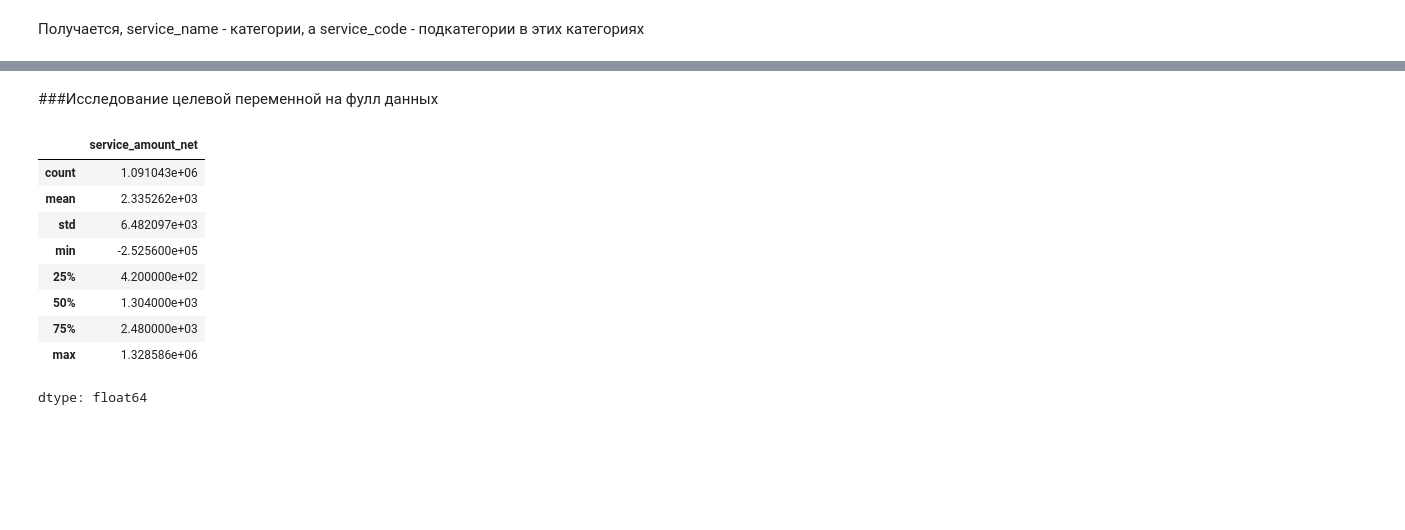
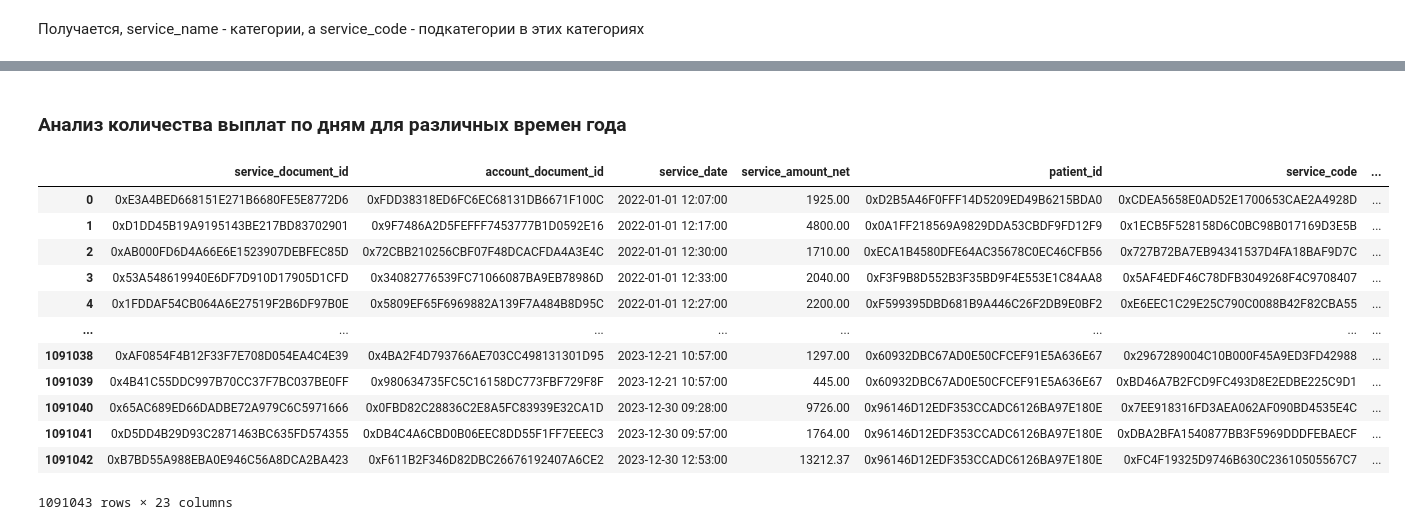
Before and after one commit to CCCXIV314/Sber, a Jupyter notebook: Sber_data_research.ipynb, the cells around one changed output, grey strips where cells are left out. Saved outputs shown, nothing was run; the diff lists cells and outputs as text; code cells hidden in the pictures; blank space fills up the shorter version.

```diff
--- a/Sber_data_research.ipynb
+++ b/Sber_data_research.ipynb
@@ -951,18 +666,21 @@ for j in range(4):
         axes[i-1].set_ylabel('Frequency')
 plt.tight_layout()
 plt.show()
-# %% [markdown]
-###Исследование целевой переменной на фулл данных
+# %% [markdown]
+### Анализ количества выплат по дням для различных времен года
 # %%
-data['service_amount_net'].describe()
+data
 # %% [output]
-|  | service_amount_net |
-| count | 1.091043e+06 |
-| mean | 2.335262e+03 |
-| std | 6.482097e+03 |
-| min | -2.525600e+05 |
-| 25% | 4.200000e+02 |
-| 50% | 1.304000e+03 |
-| 75% | 2.480000e+03 |
-| max | 1.328586e+06 |
+|  | service_document_id | account_document_id | service_date | service_amount_net | patient_id | service_code | ... |
+| 0 | 0xE3A4BED668151E271B6680FE5E8772D6 | 0xFDD38318ED6FC6EC68131DB6671F100C | 2022-01-01 12:07:00 | 1925.00 | 0xD2B5A46F0FFF14D5209ED49B6215BDA0 | 0xCDEA5658E0AD52E1700653CAE2A4928D | ... |
+| 1 | 0xD1DD45B19A9195143BE217BD83702901 | 0x9F7486A2D5FEFFF7453777B1D0592E16 | 2022-01-01 12:17:00 | 4800.00 | 0x0A1FF218569A9829DDA53CBDF9FD12F9 | 0x1ECB5F528158D6C0BC98B017169D3E5B | ... |
+| 2 | 0xAB000FD6D4A66E6E1523907DEBFEC85D | 0x72CBB210256CBF07F48DCACFDA4A3E4C | 2022-01-01 12:30:00 | 1710.00 | 0xECA1B4580DFE64AC35678C0EC46CFB56 | 0x727B72BA7EB94341537D4FA18BAF9D7C | ... |
+| 3 | 0x53A548619940E6DF7D910D17905D1CFD | 0x34082776539FC71066087BA9EB78986D | 2022-01-01 12:33:00 | 2040.00 | 0xF3F9B8D552B3F35BD9F4E553E1C84AA8 | 0x5AF4EDF46C78DFB3049268F4C9708407 | ... |
+| 4 | 0x1FDDAF54CB064A6E27519F2B6DF97B0E | 0x5809EF65F6969882A139F7A484B8D95C | 2022-01-01 12:27:00 | 2200.00 | 0xF599395DBD681B9A446C26F2DB9E0BF2 | 0xE6EEC1C29E25C790C0088B42F82CBA55 | ... |
+| ... | ... | ... | ... | ... | ... | ... | ... |
+| 1091038 | 0xAF0854F4B12F33F7E708D054EA4C4E39 | 0x4BA2F4D793766AE703CC498131301D95 | 2023-12-21 10:57:00 | 1297.00 | 0x60932DBC67AD0E50CFCEF91E5A636E67 | 0x2967289004C10B000F45A9ED3FD42988 | ... |
+| 1091039 | 0x4B41C55DDC997B70CC37F7BC037BE0FF | 0x980634735FC5C16158DC773FBF729F8F | 2023-12-21 10:57:00 | 445.00 | 0x60932DBC67AD0E50CFCEF91E5A636E67 | 0xBD46A7B2FCD9FC493D8E2EDBE225C9D1 | ... |
+| 1091040 | 0x65AC689ED66DADBE72A979C6C5971666 | 0x0FBD82C28836C2E8A5FC83939E32CA1D | 2023-12-30 09:28:00 | 9726.00 | 0x96146D12EDF353CCADC6126BA97E180E | 0x7EE918316FD3AEA062AF090BD4535E4C | ... |
+| 1091041 | 0xD5DD4B29D93C2871463BC635FD574355 | 0xDB4C4A6CBD0B06EEC8DD55F1FF7EEEC3 | 2023-12-30 09:57:00 | 1764.00 | 0x96146D12EDF353CCADC6126BA97E180E | 0xDBA2BFA1540877BB3F5969DDDFEBAECF | ... |
+| 1091042 | 0xB7BD55A988EBA0E946C56A8DCA2BA423 | 0xF611B2F346D82DBC26676192407A6CE2 | 2023-12-30 12:53:00 | 13212.37 | 0x96146D12EDF353CCADC6126BA97E180E | 0xFC4F19325D9746B630C23610505567C7 | ... |
-dtype: float64
+1091043 rows × 23 columns
```
Also changed, not shown: parts of 87 cells of this notebook.
